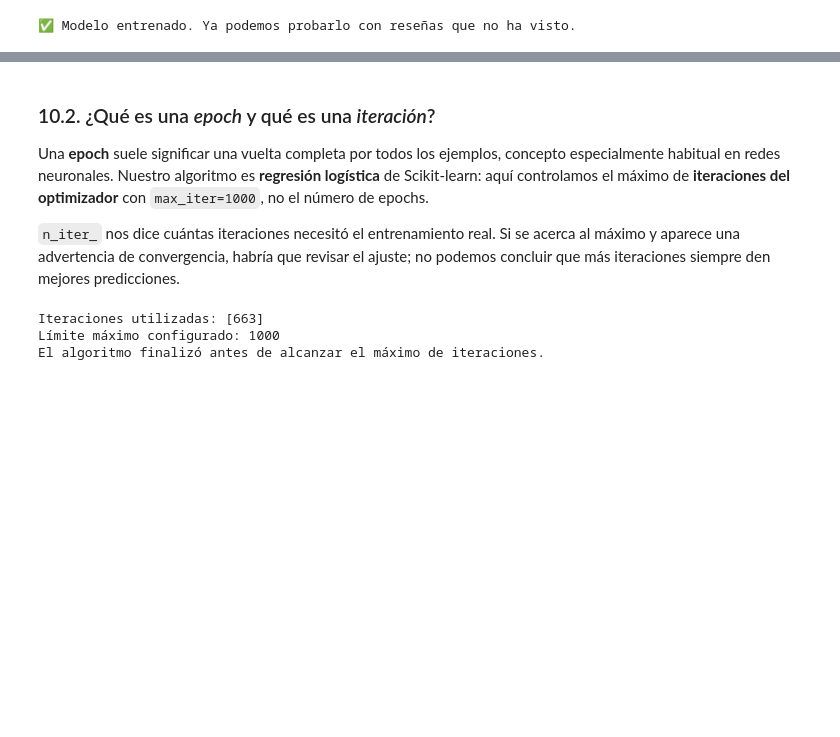
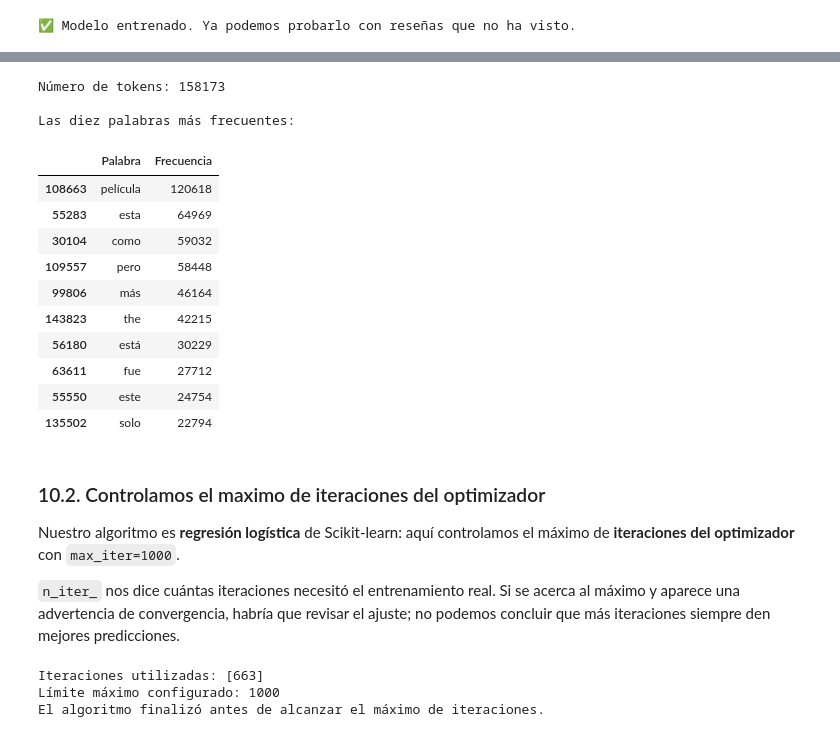
Before and after one commit to emontalban/Analisis-de-datos-NLP-y-Streamlit, a Jupyter notebook: MOOD_INSIGHTS_NLP.ipynb, the cells around one changed output, grey strips where cells are left out. Cells and saved outputs as stored; diff of their text form; code cells hidden in the pictures; blank space fills up the shorter version.

```diff
--- a/MOOD_INSIGHTS_NLP.ipynb
+++ b/MOOD_INSIGHTS_NLP.ipynb
@@ -556,7 +453,76 @@ Un cero significa que la palabra no aparece en esa reseña.
+# %%
+# Recuperamos el CountVectorizer ya entrenado.
+contador = modelo.named_steps["contador"]
+
+# Obtenemos su vocabulario.
+vocabulario = contador.get_feature_names_out()
+
+# Mostramos cuántos tokens diferentes conoce.
+print("Número de tokens:", len(vocabulario))
+
+
+# Convertimos las reseñas de entrenamiento en números.
+matriz = contador.transform(X_train)
+
+# Contamos cuántas veces aparece cada token.
+frecuencias = matriz.sum(axis=0).A1
+
+# Creamos una tabla con las palabras y sus frecuencias.
+tabla = pd.DataFrame({
+    "Palabra": vocabulario,
+    "Frecuencia": frecuencias
+})
+
+
+# Palabras comunes que no queremos mostrar.
+stopwords = [
+    "el", "la", "los", "las", "un", "una",
+    "de", "del", "al", "a", "en", "con",
+    "por", "para", "que", "es", "son",
+    "y", "o", "se", "su", "sus", "lo"
+]
+
+# Conservamos tokens formados solo por letras.
+tabla = tabla[tabla["Palabra"].str.isalpha()]
+
+# Conservamos palabras de entre 3 y 15 caracteres.
+tabla = tabla[
+    tabla["Palabra"].str.len().between(3, 15)
+]
+
+# Ocultamos las stopwords de nuestra lista.
+tabla = tabla[
+    ~tabla["Palabra"].isin(stopwords)
+]
+
+# Ordenamos las palabras de mayor a menor frecuencia.
+tabla = tabla.sort_values(
+    by="Frecuencia",
+    ascending=False
+)
+
+# Mostramos las diez palabras más repetidas.
+print("\nLas diez palabras más frecuentes:")
+display(tabla.head(10))
+# %% [output]
+Número de tokens: 158173
+
+Las diez palabras más frecuentes:
+|  | Palabra | Frecuencia |
+| 108663 | película | 120618 |
+| 55283 | esta | 64969 |
+| 30104 | como | 59032 |
+| 109557 | pero | 58448 |
+| 99806 | más | 46164 |
+| 143823 | the | 42215 |
+| 56180 | está | 30229 |
+| 63611 | fue | 27712 |
+| 55550 | este | 24754 |
+| 135502 | solo | 22794 |
 # %% [markdown]
-### 10.2. ¿Qué es una *epoch* y qué es una *iteración*?
+### 10.2. Controlamos el maximo de iteraciones del optimizador
 
-Una **epoch** suele significar una vuelta completa por todos los ejemplos, concepto especialmente habitual en redes neuronales. Nuestro algoritmo es **regresión logística** de Scikit-learn: aquí controlamos el máximo de **iteraciones del optimizador** con `max_iter=1000`, no el número de epochs.
+ Nuestro algoritmo es **regresión logística** de Scikit-learn: aquí controlamos el máximo de **iteraciones del optimizador** con `max_iter=1000`.
 
 `n_iter_` nos dice cuántas iteraciones necesitó el entrenamiento real. Si se acerca al máximo y aparece una advertencia de convergencia, habría que revisar el ajuste; no podemos concluir que más iteraciones siempre den mejores predicciones.
 # %%
```
Also changed, not shown: parts of 6 cells of this notebook.
